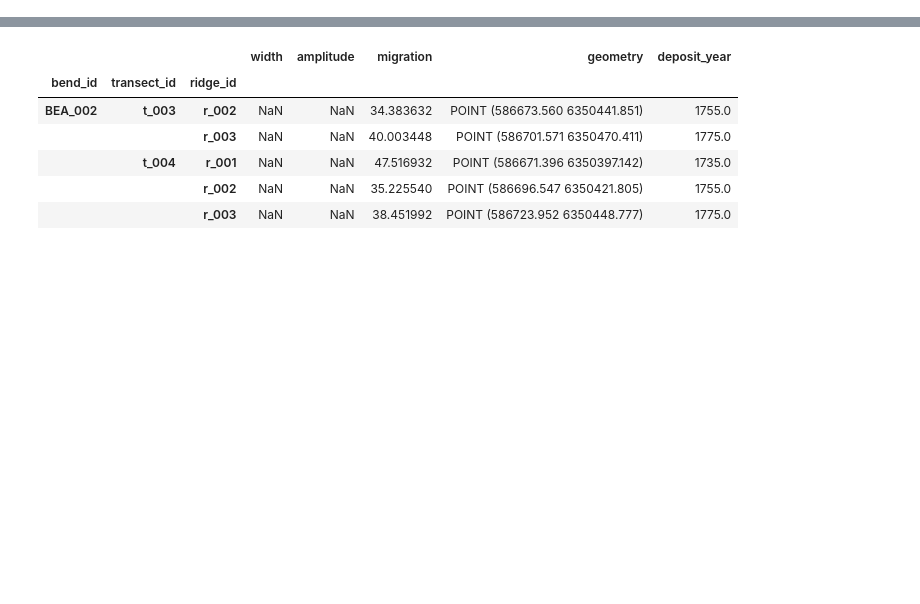
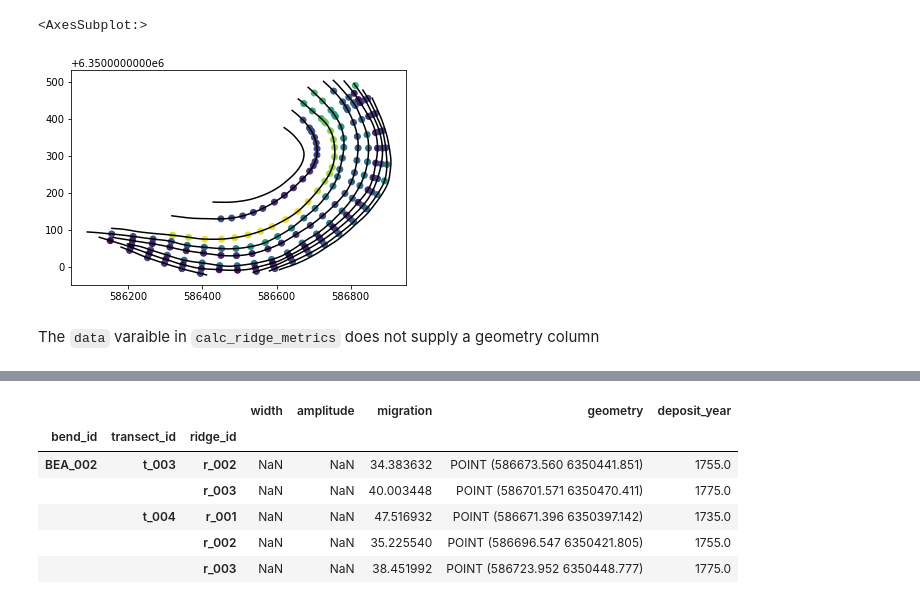
Before and after one commit to tamu-edu/scrollstats, a Jupyter notebook: MigrationRateFigure.ipynb, the cells around one changed output, grey strips where cells are left out. Saved outputs shown, nothing was run; the diff lists cells and outputs as text; code cells hidden in the pictures; blank space fills up the shorter version.

```diff
--- a/MigrationRateFigure.ipynb
+++ b/MigrationRateFigure.ipynb
@@ -43,0 +229,10 @@ rich_transects.head()
+# %%
+fig, ax = plt.subplots()
+
+ridges.plot(ax=ax, color="k")
+itx.plot(ax=ax, column="pre_mig_rate")
+# %% [output]
+<AxesSubplot:>
+[figure, added]
+# %% [markdown]
+The `data` varaible in `calc_ridge_metrics` does not supply a geometry column
```
Also changed, not shown: parts of 38 cells of this notebook, 1 other file.
